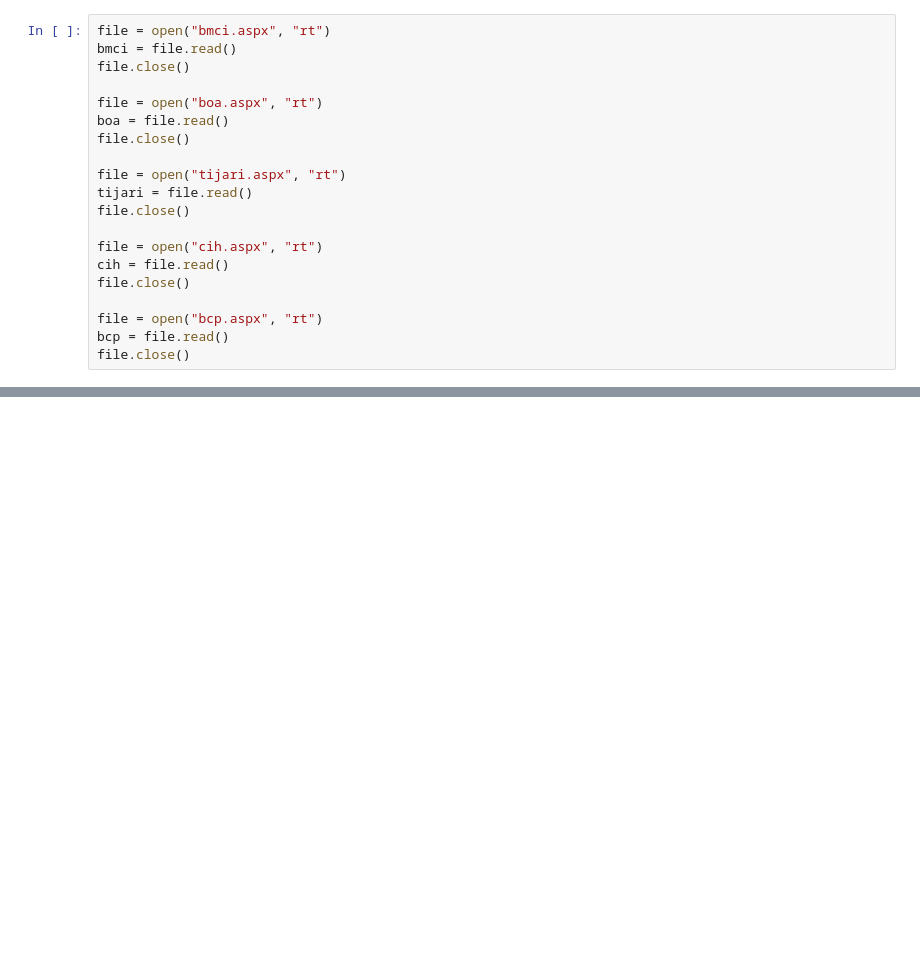
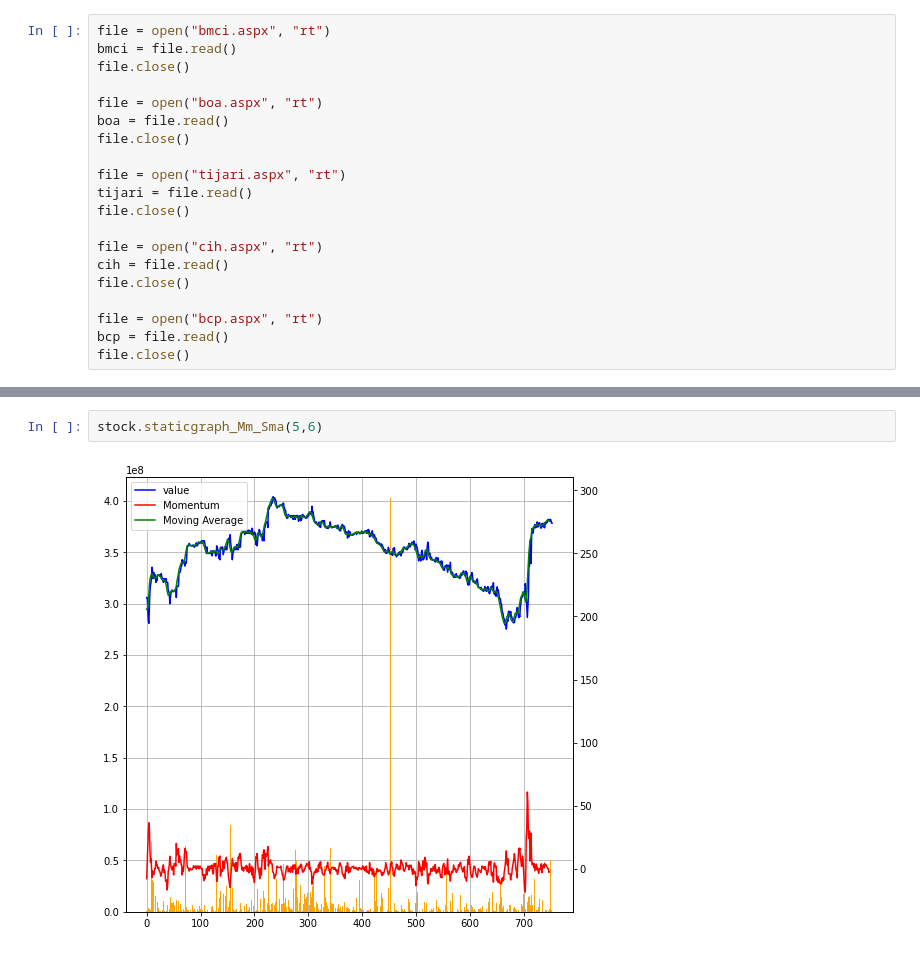
Before and after one commit to OussamaDERAOUI/PYTHON_PROJECT, a Jupyter notebook: PYTHON_PROJECT.ipynb, the cells around one changed output, grey strips where cells are left out. Cells and saved outputs as stored; diff of their text form; blank space fills up the shorter version.

```diff
--- a/PYTHON_PROJECT.ipynb
+++ b/PYTHON_PROJECT.ipynb
@@ -236,0 +266,4 @@ stock.sma(30)
+# %%
+stock.staticgraph_Mm_Sma(5,6)
+# %% [output]
+[figure, added]
```
Also changed, not shown: parts of 23 cells of this notebook, 4 other files.
